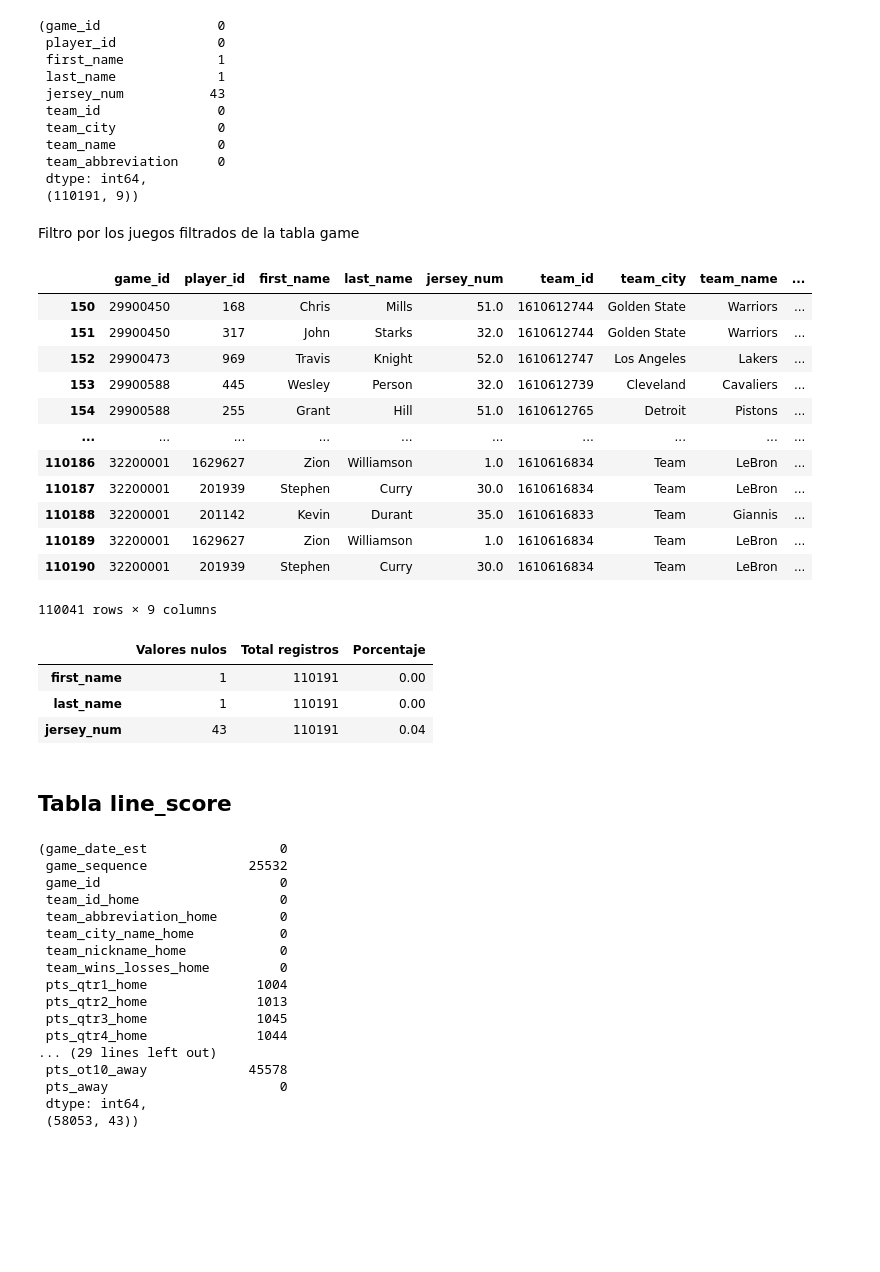
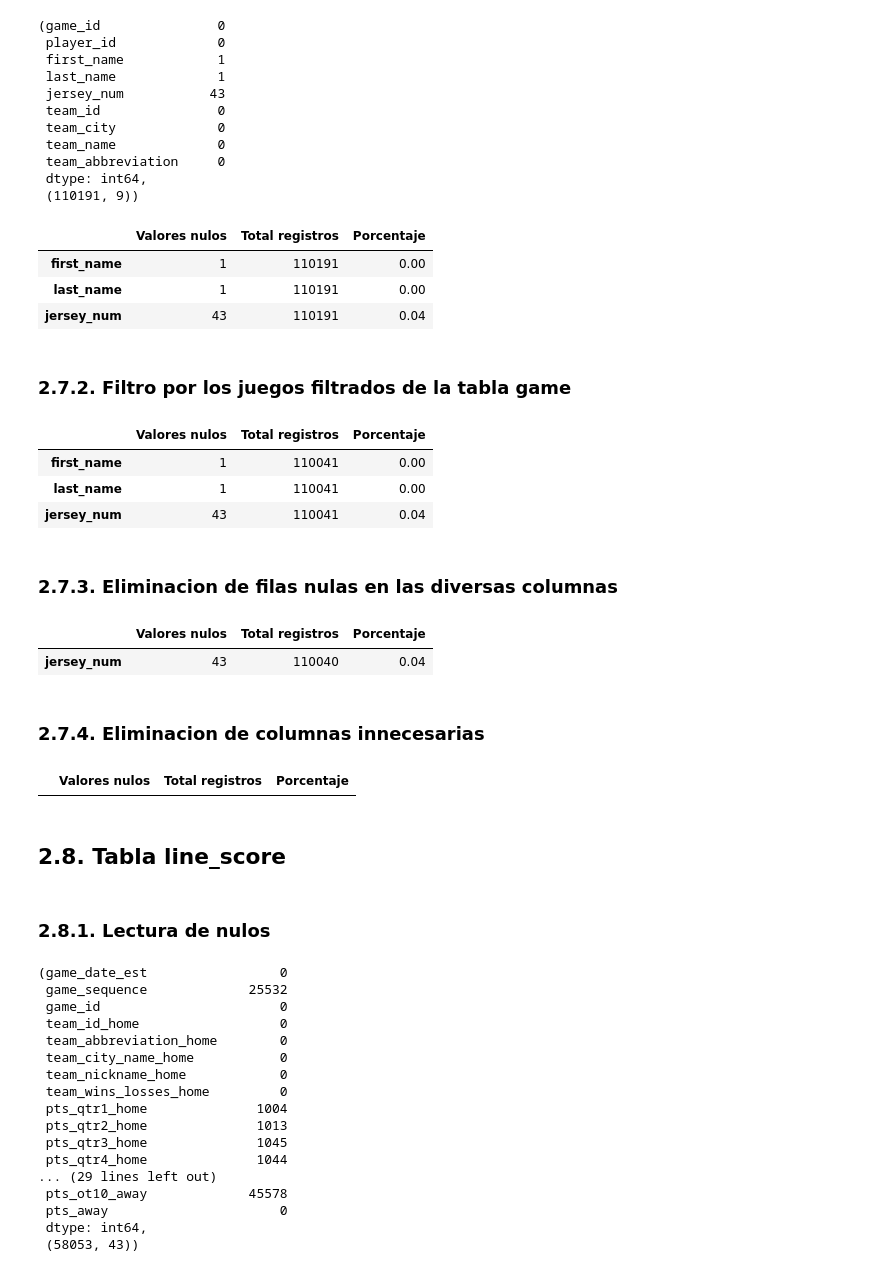
Before and after one commit to ardev-21/NBAnalytics, a Jupyter notebook: nbanalytics.ipynb, the cells around one changed output. Saved outputs shown, nothing was run; the diff lists cells and outputs as text; code cells hidden in the pictures; blank space fills up the shorter version.

```diff
--- a/nbanalytics.ipynb
+++ b/nbanalytics.ipynb
@@ -467,0 +582,2 @@ df_null_game
+# %%
+game = game.fillna(0)
@@ -481,25 +613,6 @@ inactive_players.isnull().sum(), inactive_players.shape
  team_abbreviation     0
  dtype: int64,
  (110191, 9))
-# %% [markdown]
-Filtro por los juegos filtrados de la tabla game
-# %%
-inactive_players = inactive_players[inactive_players['game_id'].isin(game['game_id'])]
-inactive_players
-# %% [output]
-|  | game_id | player_id | first_name | last_name | jersey_num | team_id | team_city | team_name | ... |
-| 150 | 29900450 | 168 | Chris | Mills | 51.0 | 1610612744 | Golden State | Warriors | ... |
-| 151 | 29900450 | 317 | John | Starks | 32.0 | 1610612744 | Golden State | Warriors | ... |
-| 152 | 29900473 | 969 | Travis | Knight | 52.0 | 1610612747 | Los Angeles | Lakers | ... |
-| 153 | 29900588 | 445 | Wesley | Person | 32.0 | 1610612739 | Cleveland | Cavaliers | ... |
-| 154 | 29900588 | 255 | Grant | Hill | 51.0 | 1610612765 | Detroit | Pistons | ... |
-| ... | ... | ... | ... | ... | ... | ... | ... | ... | ... |
-| 110186 | 32200001 | 1629627 | Zion | Williamson | 1.0 | 1610616834 | Team | LeBron | ... |
-| 110187 | 32200001 | 201939 | Stephen | Curry | 30.0 | 1610616834 | Team | LeBron | ... |
-| 110188 | 32200001 | 201142 | Kevin | Durant | 35.0 | 1610616833 | Team | Giannis | ... |
-| 110189 | 32200001 | 1629627 | Zion | Williamson | 1.0 | 1610616834 | Team | LeBron | ... |
-| 110190 | 32200001 | 201939 | Stephen | Curry | 30.0 | 1610616834 | Team | LeBron | ... |
-110041 rows × 9 columns
 # %%
 null_inactive_players = inactive_players.isnull().sum()
 total_register = len(inactive_players)
@@ -517,3 +630,5 @@ df_null_inactive_players
 | first_name | 1 | 110191 | 0.00 |
 | last_name | 1 | 110191 | 0.00 |
 | jersey_num | 43 | 110191 | 0.04 |
+# %% [markdown]
+### 2.7.2. Filtro por los juegos filtrados de la tabla game
@@ -519,0 +637,19 @@ df_null_inactive_players
+# %%
+null_inactive_players = inactive_players.isnull().sum()
+total_register = len(inactive_players)
+null_result = null_inactive_players[null_inactive_players > 0]
+
+df_null_inactive_players = pd.DataFrame({
+    "Valores nulos": null_result,
+    "Total registros": total_register,
+    "Porcentaje": (null_result / total_register * 100).round(2)
+})
+
+df_null_inactive_players
+# %% [output]
+|  | Valores nulos | Total registros | Porcentaje |
+| first_name | 1 | 110041 | 0.00 |
+| last_name | 1 | 110041 | 0.00 |
+| jersey_num | 43 | 110041 | 0.04 |
+# %% [markdown]
+### 2.7.3. Eliminacion de filas nulas en las diversas columnas
@@ -519,0 +658,17 @@ df_null_inactive_players
+# %%
+null_inactive_players = inactive_players.isnull().sum()
+total_register = len(inactive_players)
+null_result = null_inactive_players[null_inactive_players > 0]
+
+df_null_inactive_players = pd.DataFrame({
+    "Valores nulos": null_result,
+    "Total registros": total_register,
+    "Porcentaje": (null_result / total_register * 100).round(2)
+})
+
+df_null_inactive_players
+# %% [output]
+|  | Valores nulos | Total registros | Porcentaje |
+| jersey_num | 43 | 110040 | 0.04 |
+# %% [markdown]
+### 2.7.4. Eliminacion de columnas innecesarias
@@ -520,5 +679,21 @@ df_null_inactive_players
+# %%
+null_inactive_players = inactive_players.isnull().sum()
+total_register = len(inactive_players)
+null_result = null_inactive_players[null_inactive_players > 0]
+
+df_null_inactive_players = pd.DataFrame({
+    "Valores nulos": null_result,
+    "Total registros": total_register,
+    "Porcentaje": (null_result / total_register * 100).round(2)
+})
+
+df_null_inactive_players
+# %% [output]
+|  | Valores nulos | Total registros | Porcentaje |
 # %% [markdown]
-## Tabla line_score
+## 2.8. Tabla line_score
+# %% [markdown]
+### 2.8.1. Lectura de nulos
 # %%
 line_score.isnull().sum(), line_score.shape
 # %% [output]
```
Also changed, not shown: parts of 155 cells of this notebook.
